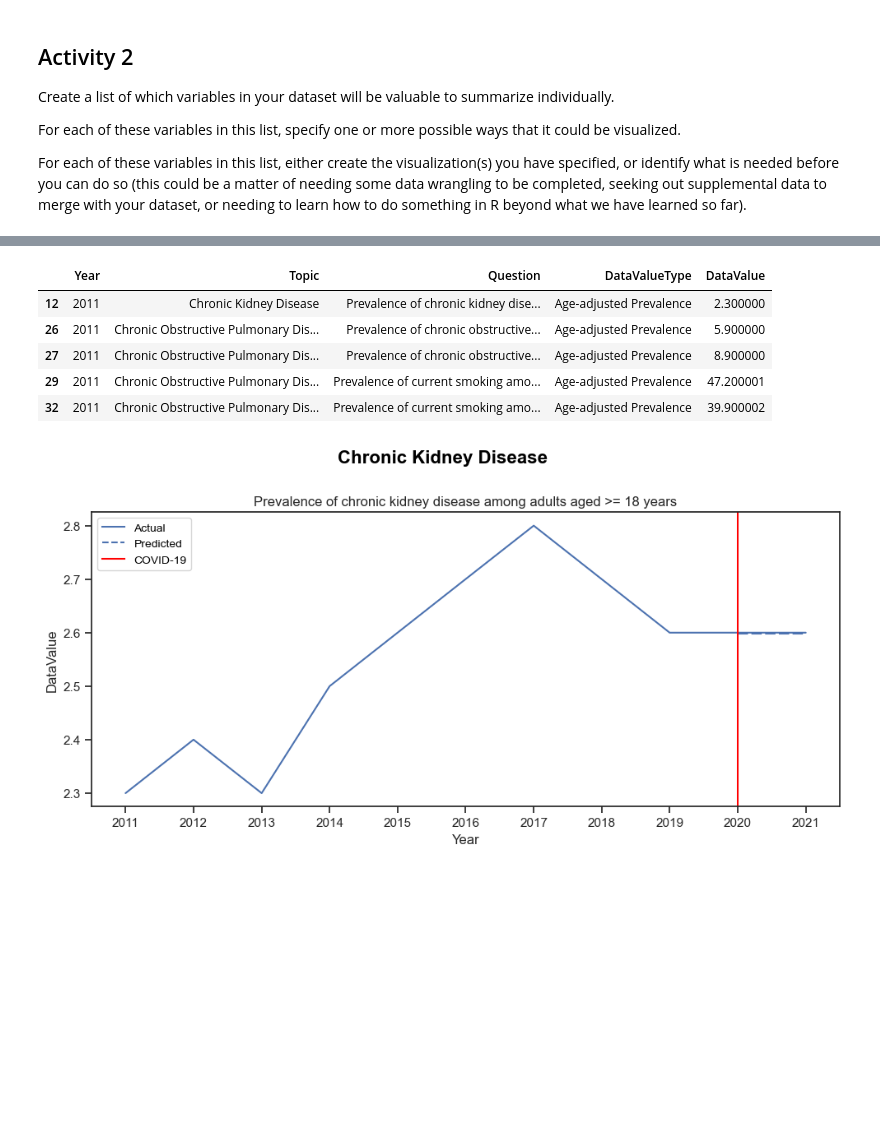
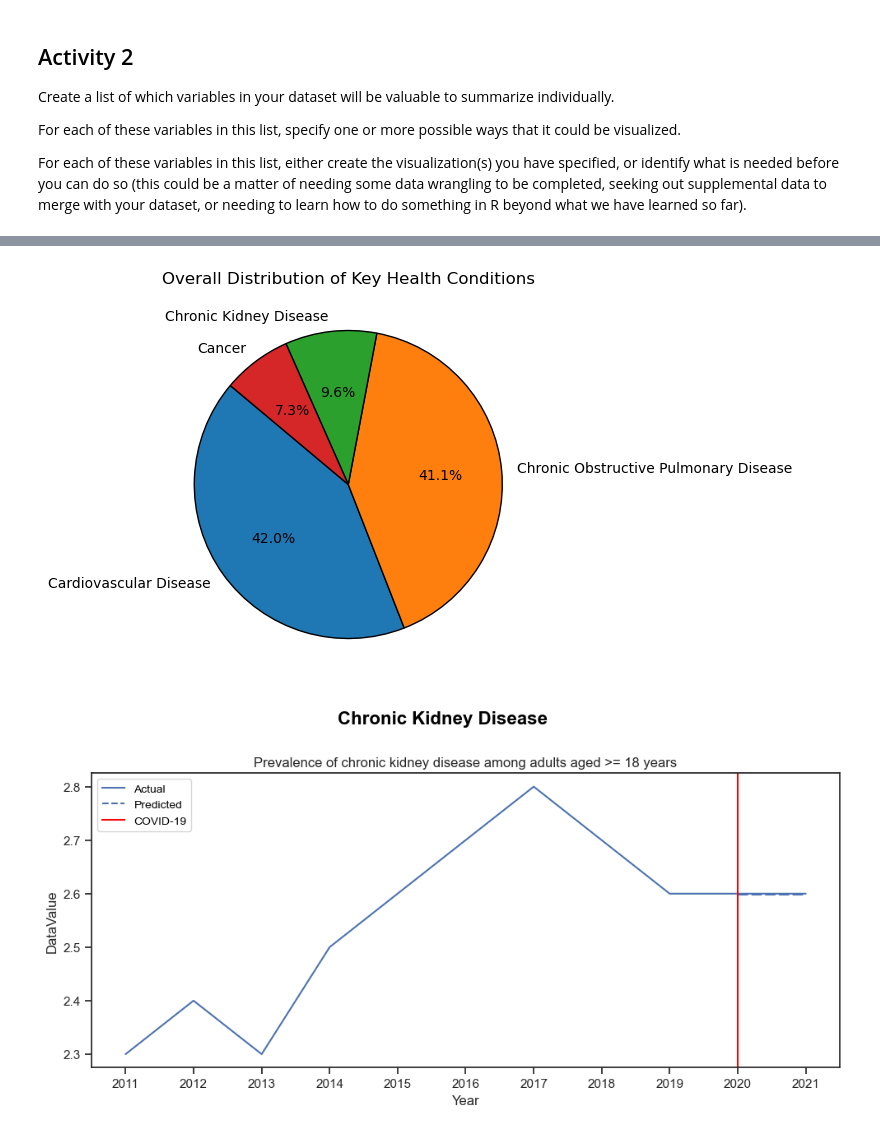
Before and after one commit to DATA5310/covid_effects, a Jupyter notebook: notebooks/homeworks/2.homework_7.ipynb, the cells around one changed output, grey strips where cells are left out. Drawn from its saved outputs; the diff is of its cells as text; code cells hidden in the pictures; blank space fills up the shorter version.

```diff
--- a/notebooks/homeworks/2.homework_7.ipynb
+++ b/notebooks/homeworks/2.homework_7.ipynb
@@ -107,3 +216,26 @@ For each of these variables in this list, either create the visualization(s) you
+# %%
+## Created by Ponnu
+cdi_df["YearStart"] = cdi_df["YearStart"].astype(int)
+cdi_df["YearEnd"] = cdi_df["YearEnd"].astype(int)
+
+cdi_filtered_df = cdi_df[
+    (cdi_df["Stratification1"] == "Overall")
+    & (cdi_df["LocationAbbr"] != "US")
+    & (cdi_df["YearStart"] == cdi_df["YearEnd"])
+]
+cdi_df_cleaned = cdi_filtered_df.dropna(subset=["DataValue"])
+
+topic = cdi_df_cleaned["Topic"].value_counts()
+
+plt.figure(figsize=(10, 5))
+topic.plot(
+    kind="pie", autopct="%1.1f%%", startangle=140, wedgeprops={"edgecolor": "black"}
+)
+plt.title("Overall Distribution of Key Health Conditions")
+plt.ylabel("")
+plt.show()
+# %% [output]
+[figure, added]
 # %%
 cdi_us_overall_questions = [
     "Prevalence of chronic obstructive pulmonary disease among adults >= 45 years",
@@ -119,15 +251,6 @@ cdi_us_overall_df = cdi_us_overall_df[
 ]
 
 cdi_us_overall_df = cdi_us_overall_df.drop(columns=["DataValueUnit"])
-
-cdi_us_overall_df.head()
-# %% [output]
-|  | Year | Topic | Question | DataValueType | DataValue |
-| 12 | 2011 | Chronic Kidney Disease | Prevalence of chronic kidney dise... | Age-adjusted Prevalence | 2.300000 |
-| 26 | 2011 | Chronic Obstructive Pulmonary Dis... | Prevalence of chronic obstructive... | Age-adjusted Prevalence | 5.900000 |
-| 27 | 2011 | Chronic Obstructive Pulmonary Dis... | Prevalence of chronic obstructive... | Age-adjusted Prevalence | 8.900000 |
-| 29 | 2011 | Chronic Obstructive Pulmonary Dis... | Prevalence of current smoking amo... | Age-adjusted Prevalence | 47.200001 |
-| 32 | 2011 | Chronic Obstructive Pulmonary Dis... | Prevalence of current smoking amo... | Age-adjusted Prevalence | 39.900002 |
 # %%
 def plot_baseline_comparison(df):
     df = df.copy()
```
Also changed, not shown: parts of 12 cells of this notebook, 1 other file.
